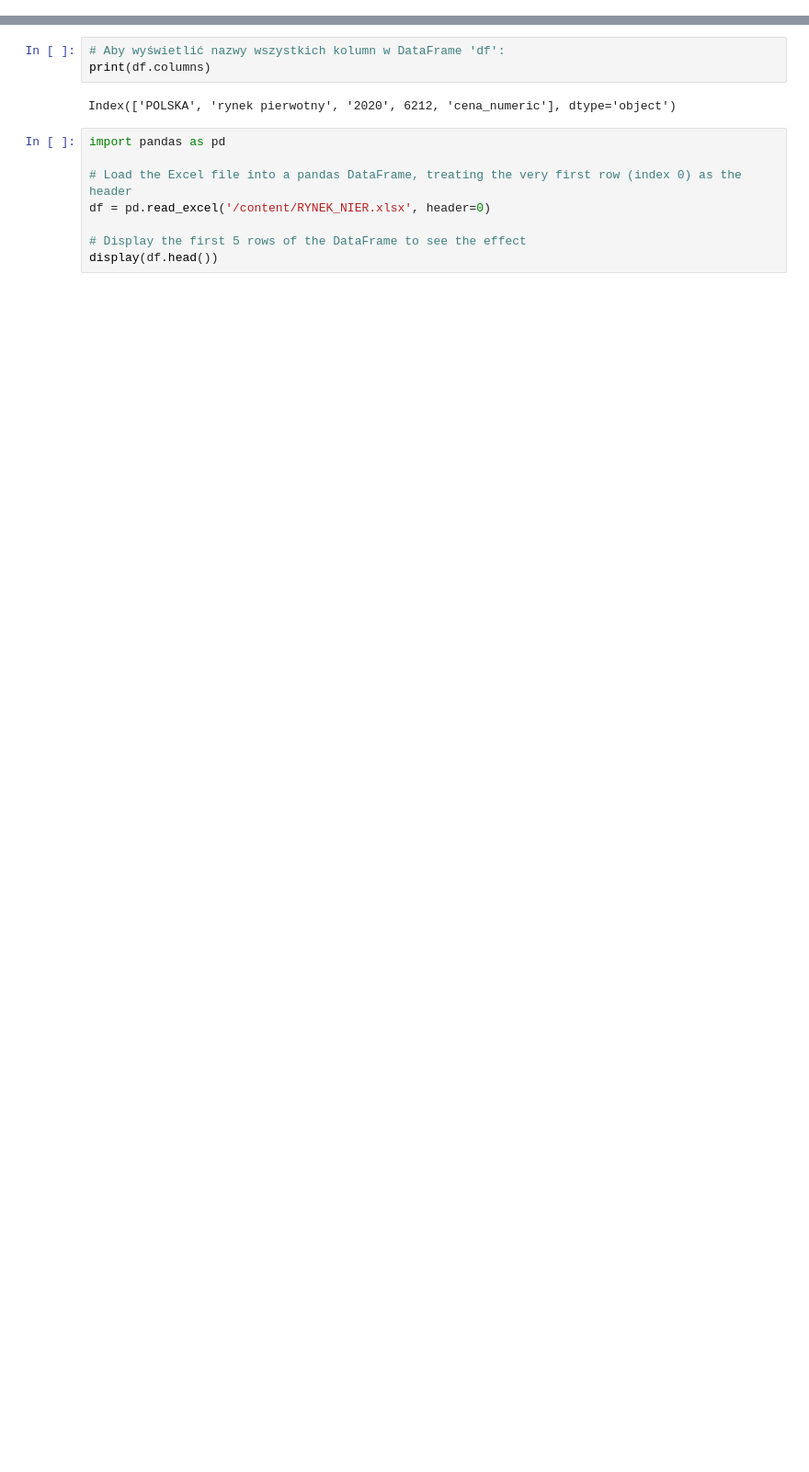
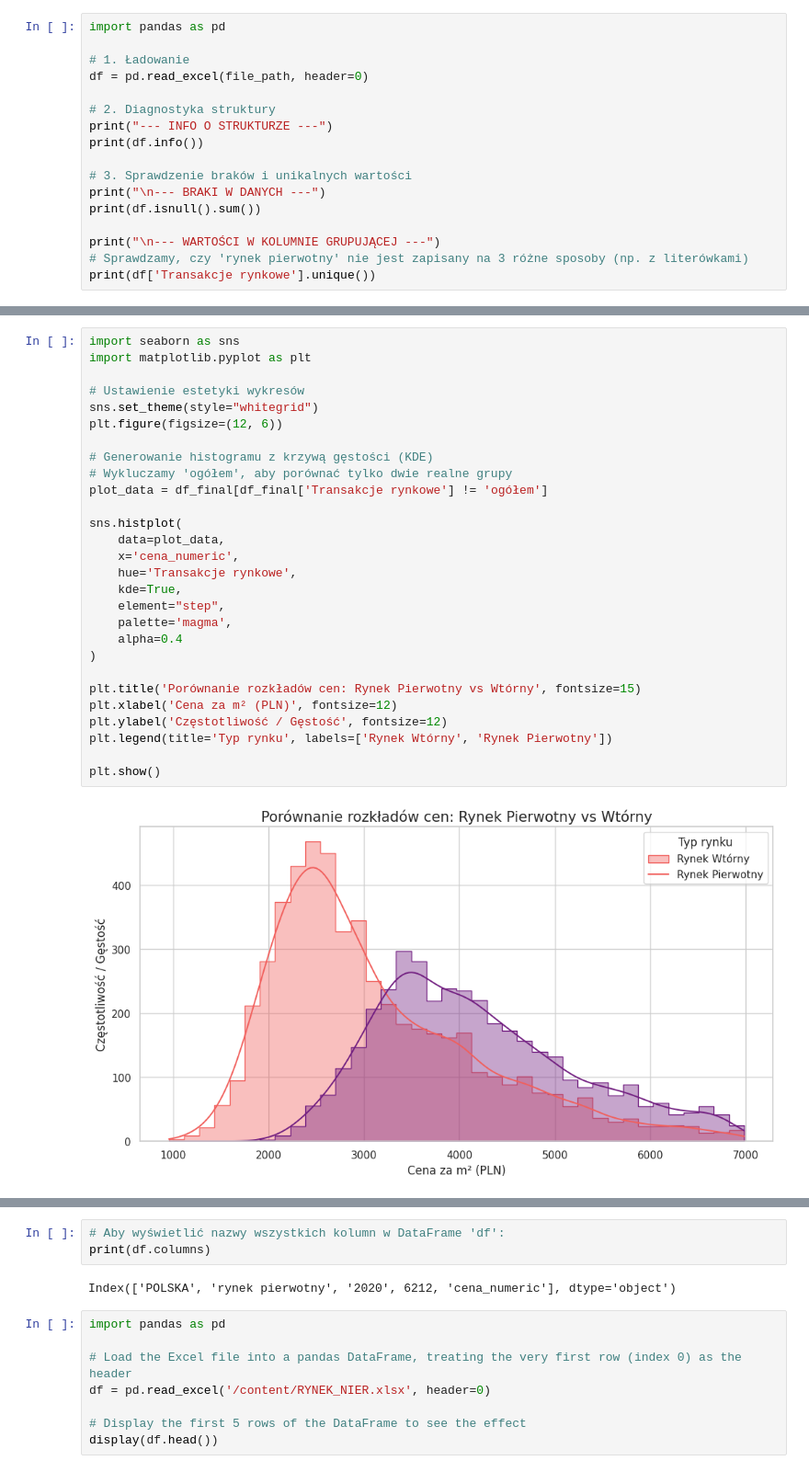
Before and after one commit to MatiMajewski/Beginners, a Jupyter notebook: Podejście2.ipynb, the cells around one changed output, grey strips where cells are left out. Shown at 92% size. Cells and saved outputs as stored; diff of their text form; blank space fills up the shorter version.

```diff
--- a/Podejście2.ipynb
+++ b/Podejście2.ipynb
@@ -32,0 +22,17 @@ Option in 'rynek pierwotny' with the most zeros in 'cena' (column 6212): rynek p
+# %%
+import pandas as pd
+
+# 1. Ładowanie
+df = pd.read_excel(file_path, header=0)
+
+# 2. Diagnostyka struktury
+print("--- INFO O STRUKTURZE ---")
+print(df.info())
+
+# 3. Sprawdzenie braków i unikalnych wartości
+print("\n--- BRAKI W DANYCH ---")
+print(df.isnull().sum())
+
+print("\n--- WARTOŚCI W KOLUMNIE GRUPUJĄCEJ ---")
+# Sprawdzamy, czy 'rynek pierwotny' nie jest zapisany na 3 różne sposoby (np. z literówkami)
+print(df['Transakcje rynkowe'].unique())
@@ -32,0 +138,30 @@ Option in 'rynek pierwotny' with the most zeros in 'cena' (column 6212): rynek p
+# %%
+import seaborn as sns
+import matplotlib.pyplot as plt
+
+# Ustawienie estetyki wykresów
+sns.set_theme(style="whitegrid")
+plt.figure(figsize=(12, 6))
+
+# Generowanie histogramu z krzywą gęstości (KDE)
+# Wykluczamy 'ogółem', aby porównać tylko dwie realne grupy
+plot_data = df_final[df_final['Transakcje rynkowe'] != 'ogółem']
+
+sns.histplot(
+    data=plot_data,
+    x='cena_numeric',
+    hue='Transakcje rynkowe',
+    kde=True,
+    element="step",
+    palette='magma',
+    alpha=0.4
+)
+
+plt.title('Porównanie rozkładów cen: Rynek Pierwotny vs Wtórny', fontsize=15)
+plt.xlabel('Cena za m² (PLN)', fontsize=12)
+plt.ylabel('Częstotliwość / Gęstość', fontsize=12)
+plt.legend(title='Typ rynku', labels=['Rynek Wtórny', 'Rynek Pierwotny'])
+
+plt.show()
+# %% [output]
+[figure, added]
```
Also changed, not shown: parts of 15 cells of this notebook.
